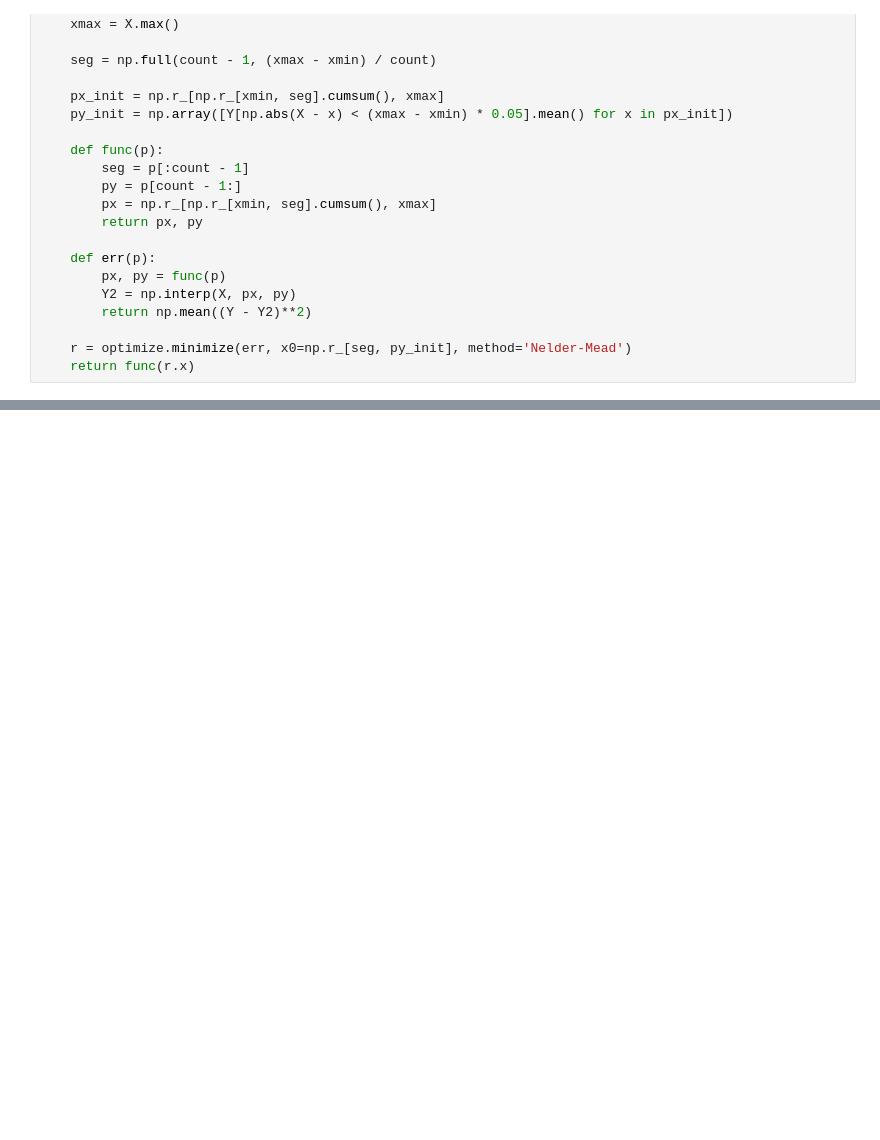
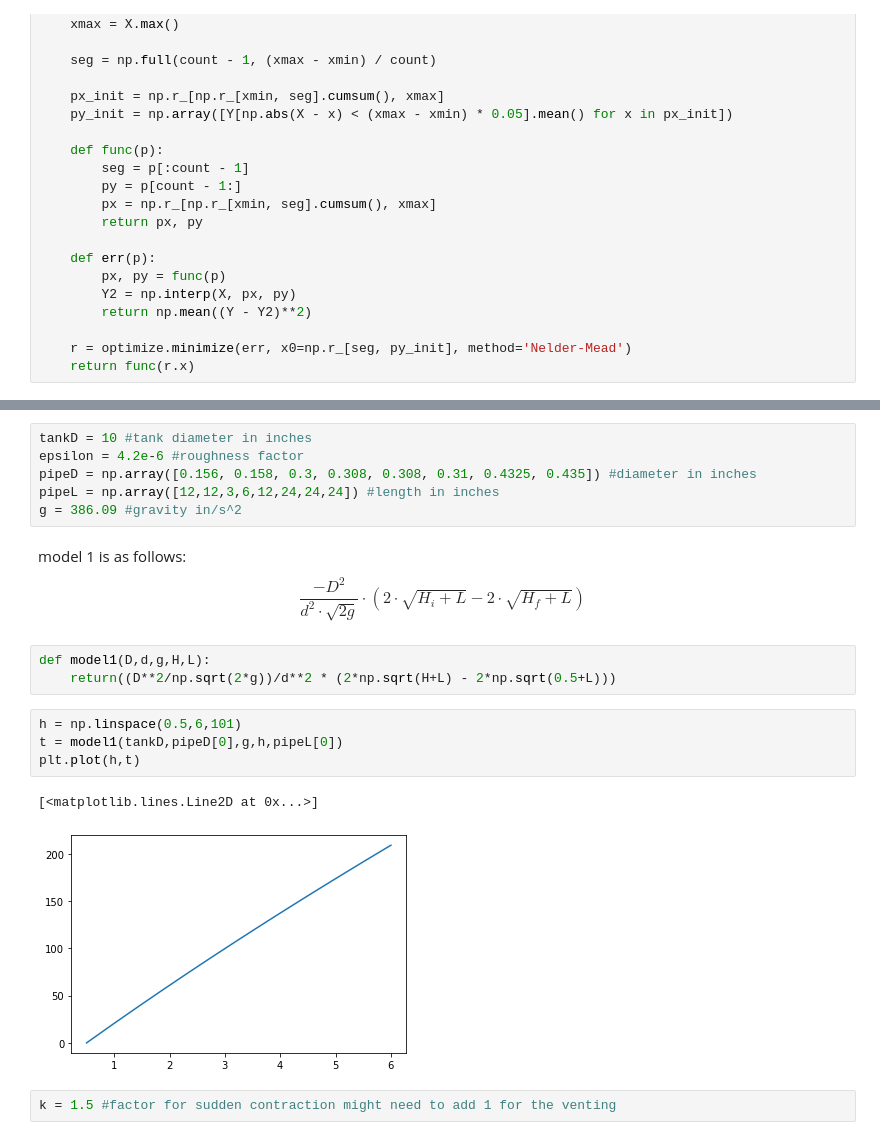
Before and after one commit to jmox0351/lab_repos, a Jupyter notebook: drain_tank/code_appendix.ipynb, the cells around one changed output, grey strips where cells are left out. Cells and saved outputs as stored; diff of their text form; blank space fills up the shorter version.

Commit message:
model 1 and 2 update

```diff
--- a/drain_tank/code_appendix.ipynb
+++ b/drain_tank/code_appendix.ipynb
@@ -146,0 +146,21 @@ for i in range(0,45):
+# %%
+tankD = 10 #tank diameter in inches
+epsilon = 4.2e-6 #roughness factor
+pipeD = np.array([0.156, 0.158, 0.3, 0.308, 0.308, 0.31, 0.4325, 0.435]) #diameter in inches
+pipeL = np.array([12,12,3,6,12,24,24,24]) #length in inches
+g = 386.09 #gravity in/s^2
+# %% [markdown]
+model 1 is as follows:
+$$\frac{-D^2}{d^2 \cdot \sqrt{2g}} \cdot (2 \cdot \sqrt{H_i+L}-2 \cdot \sqrt{H_f+L})$$
+# %%
+def model1(D,d,g,H,L):
+    return((D**2/np.sqrt(2*g))/d**2 * (2*np.sqrt(H+L) - 2*np.sqrt(0.5+L)))
+# %%
+h = np.linspace(0.5,6,101)
+t = model1(tankD,pipeD[0],g,h,pipeL[0])
+plt.plot(h,t)
+# %% [output]
+[<matplotlib.lines.Line2D at 0x...>]
+[figure, added]
+# %%
+k = 1.5 #factor for sudden contraction might need to add 1 for the venting
```
Also changed, not shown: parts of 20 cells of this notebook.
